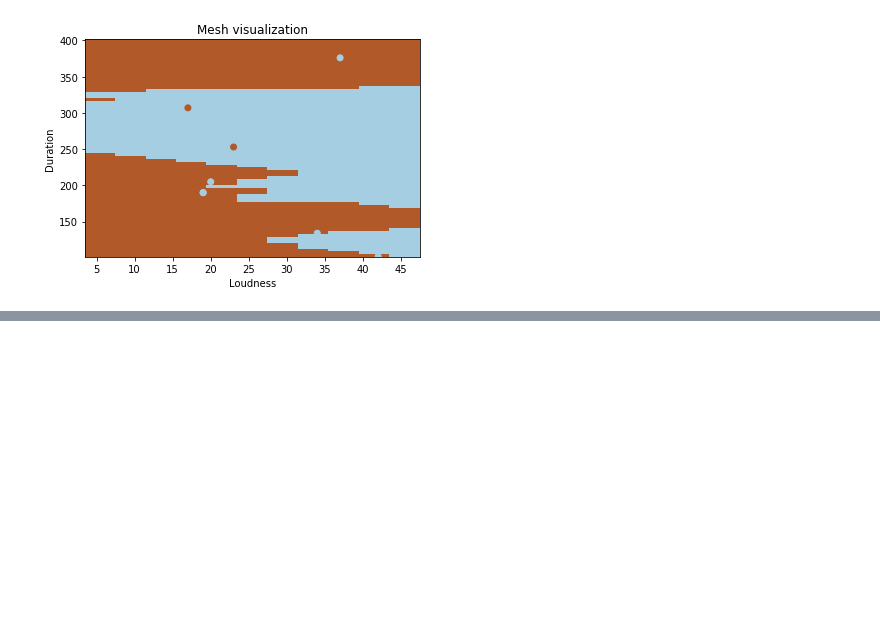
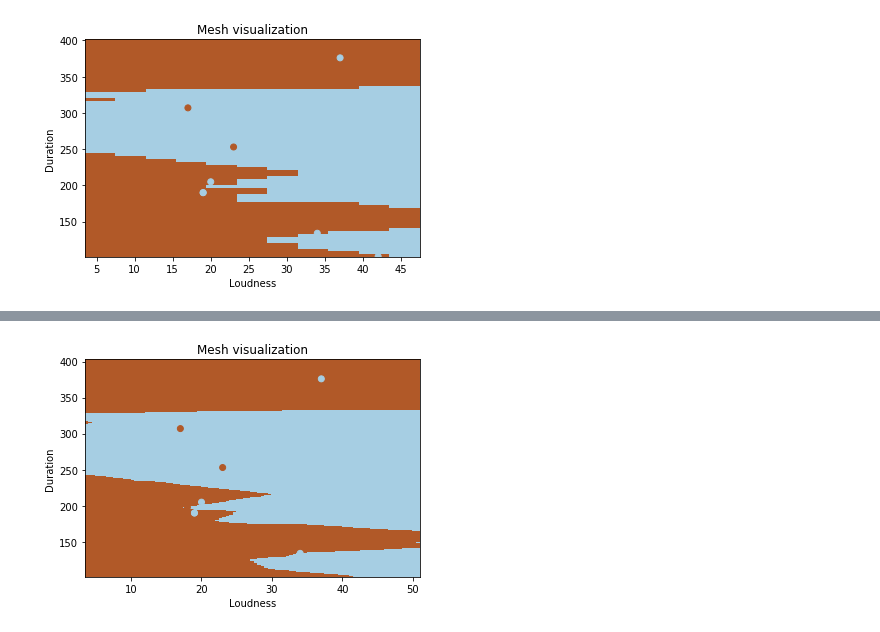
Before and after one commit to aarondelgiudice/thinkful, a Jupyter notebook: Unit_3/Lesson_1/3.1.1_KNN_Classifier.ipynb, the cells around one changed output, grey strips where cells are left out. Drawn from its saved outputs; the diff is of its cells as text; code cells hidden in the pictures; blank space fills up the shorter version.

```diff
--- a/Unit_3/Lesson_1/3.1.1_KNN_Classifier.ipynb
+++ b/Unit_3/Lesson_1/3.1.1_KNN_Classifier.ipynb
@@ -269,0 +192,33 @@ plt.show()
+# %%
+# Mesh size.
+h = .5
+
+# Plot the decision boundary. We assign a color to each point in the mesh.
+x_min = X[:, 0].min() - .5
+x_max = X[:, 0].max() + .5
+y_min = X[:, 1].min() - .5
+y_max = X[:, 1].max() + .5
+xx, yy = np.meshgrid(
+    np.arange(x_min, x_max, h),
+    np.arange(y_min, y_max, h)
+)
+Z = neighbors.predict(np.c_[xx.ravel(), yy.ravel()])
+
+# Put the result into a color plot.
+Z = Z.reshape(xx.shape)
+plt.figure(1, figsize=(6, 4))
+plt.set_cmap(plt.cm.Paired)
+plt.pcolormesh(xx, yy, Z)
+
+# Add the training points to the plot.
+plt.scatter(X[:, 0], X[:, 1], c=Y)
+plt.xlabel('Loudness')
+plt.ylabel('Duration')
+plt.title('Mesh visualization')
+
+plt.xlim(xx.min(), xx.max())
+plt.ylim(yy.min(), yy.max())
+
+plt.show()
+# %% [output]
+[figure, added]
```
Also changed, not shown: parts of 18 cells of this notebook.
